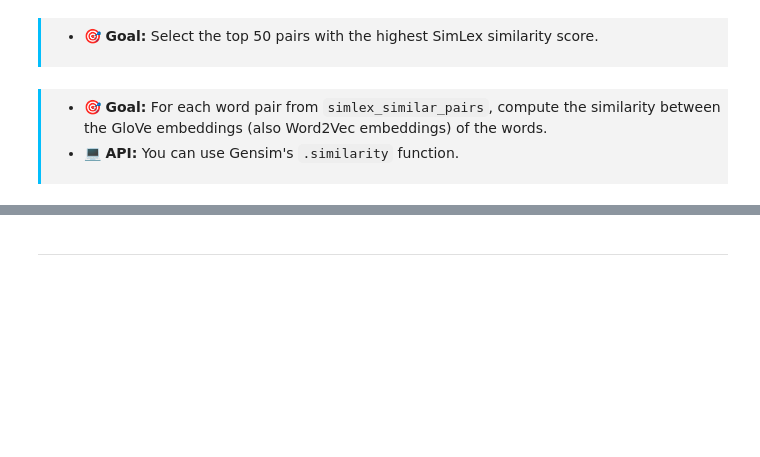
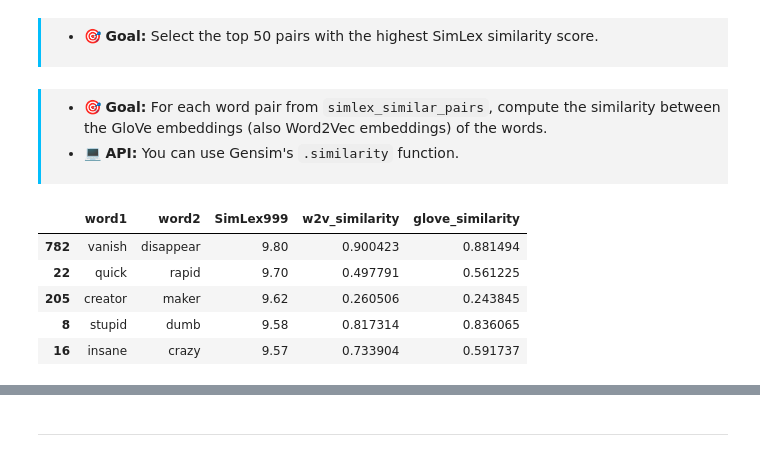
Before and after one commit to Jakhongir0103/Modern-NLP, a Jupyter notebook: Exercises/Week 1 - Word Embeddings/Week-1.ipynb, the cells around one changed output, grey strips where cells are left out. Saved outputs shown, nothing was run; the diff lists cells and outputs as text; code cells hidden in the pictures; blank space fills up the shorter version.

```diff
--- a/Exercises/Week 1 - Word Embeddings/Week-1.ipynb
+++ b/Exercises/Week 1 - Word Embeddings/Week-1.ipynb
@@ -390,4 +425,11 @@ simlex.head()
 # %%
-similarities.head()
+simlex_top_50.head()
+# %% [output]
+|  | word1 | word2 | SimLex999 | w2v_similarity | glove_similarity |
+| 782 | vanish | disappear | 9.80 | 0.900423 | 0.881494 |
+| 22 | quick | rapid | 9.70 | 0.497791 | 0.561225 |
+| 205 | creator | maker | 9.62 | 0.260506 | 0.243845 |
+| 8 | stupid | dumb | 9.58 | 0.817314 | 0.836065 |
+| 16 | insane | crazy | 9.57 | 0.733904 | 0.591737 |
 # %%
 # plots the distribution of similarity scores for each model
```
Also changed, not shown: parts of 38 cells of this notebook.
